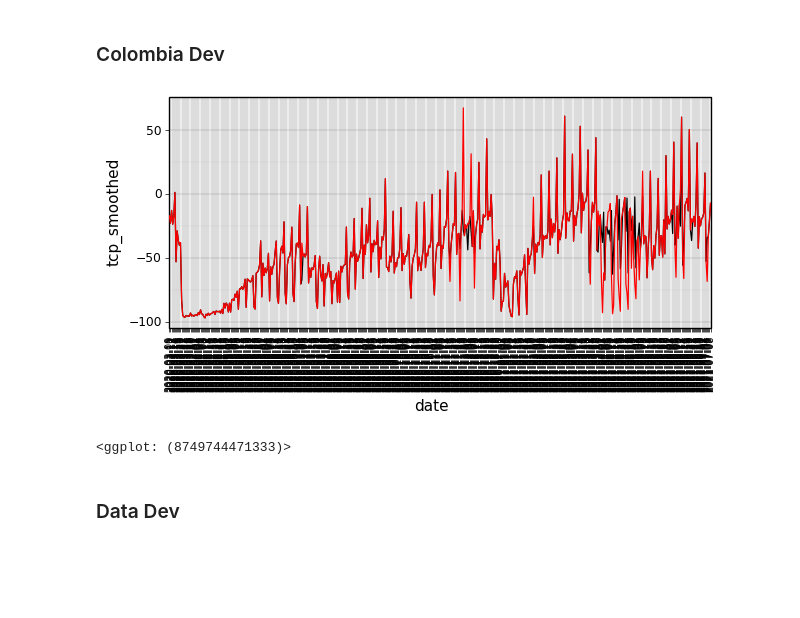
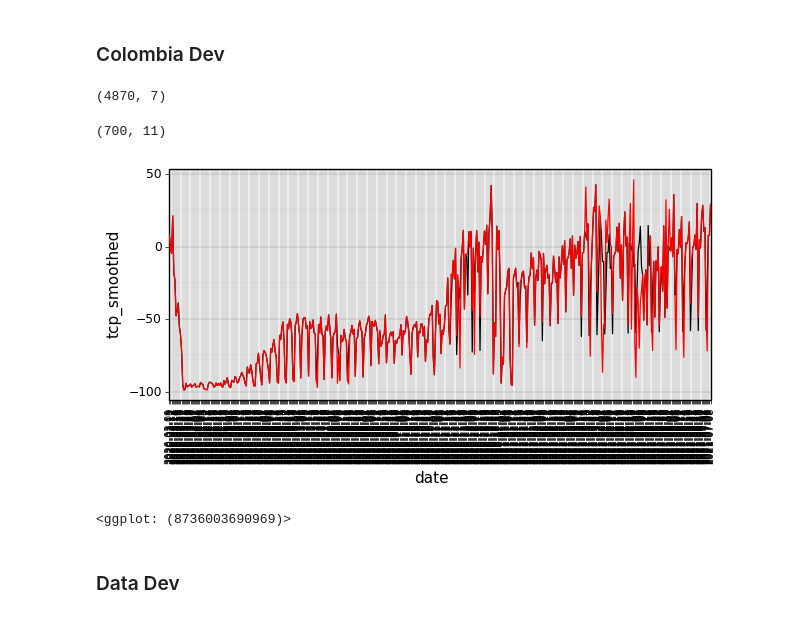
Before and after one commit to EL-BID/IDB-IDB-Invest-Coronavirus-Impact-Dashboard, a Jupyter notebook: notebooks/smooth_ts-toydashboard_data.ipynb, the cells around one changed output. Drawn from its saved outputs; the diff is of its cells as text; code cells hidden in the pictures; blank space fills up the shorter version.

```diff
--- a/notebooks/smooth_ts-toydashboard_data.ipynb
+++ b/notebooks/smooth_ts-toydashboard_data.ipynb
@@ -567,9 +567,12 @@ gg
 df_dev_daily = pd.read_csv(f"/home/soniame/shared/spd-sdv-omitnik-waze/corona/cleaning/daily/daily_daily_index_dev_max_ls20-{dev_version}.csv")
 df_daily = df_dev_daily.loc[df_dev_daily.region_slug.isin(['country_colombia', 'bogota', 'barranquilla',
                                                   'cali', 'cartagena', 'cucuta', 'medellin',
-                                                  'santamarta']),
+                                                  'santamarta', 'bucaramanga', 'pereira']),
           ['date', 'region_slug', 'tci_observed', 'tcp_observed',
            'expected_2020', 'tci_smooth', 'tcp_smooth']] \
         .rename(columns = {'tci_smooth':'tci_smoothed',
                            'tcp_smooth':'tcp_smoothed'})
+df_daily.shape
+# %% [output]
+(4870, 7)
 # %%
@@ -578,9 +582,12 @@ df_daily.to_csv("/home/soniame/shared/spd-sdv-omitnik-waze/corona/outputs/daniel
 df_dev_weekly = pd.read_csv(f"/home/soniame/shared/spd-sdv-omitnik-waze/corona/cleaning/weekly/weekly_weekly_index_dev_max_ls20-{dev_version}.csv")
 df_weekly = df_dev_weekly.loc[df_dev_weekly.region_slug.isin(['country_colombia', 'bogota', 'barranquilla',
                                                   'cali', 'cartagena', 'cucuta', 'medellin',
-                                                  'santamarta']),
+                                                  'santamarta', 'bucaramanga', 'pereira']),
                             ['week', 'region_slug', 'year', 'date_min', 'date_max', 'days_num',
                              'tci_observed', 'tcp_observed', 'expected_2020', 'tci_clean', 'tcp_clean']] \
         .rename(columns = {'tci_clean':'tci_smoothed',
                            'tcp_clean':'tcp_smoothed'})
+df_weekly.shape
+# %% [output]
+(700, 11)
 # %%
@@ -588,13 +596,13 @@ df_weekly.to_csv("/home/soniame/shared/spd-sdv-omitnik-waze/corona/outputs/danie
 # %%
 #df_daily.loc[df_daily.region_slug.isin(['country_colombia'])]
 # %%
-df_pl = df_daily.loc[df_daily.region_slug.isin(['bogota'])]
+df_pl = df_daily.loc[df_daily.region_slug.isin(['bucaramanga'])]
 (p9.ggplot(df_pl, p9.aes(x = 'date', y='tcp_smoothed', group = 'region_slug'))
  + p9.geom_line()
  + p9.geom_line(p9.aes( y='tcp_observed'), color = 'red')
  + p9.theme(figure_size=(7, 3),
             axis_text_x=p9.element_text(size = 7, angle = 90)) )
 # %% [output]
-[figure, old version]
+[figure, new version]
-<ggplot: (8749744471333)>
+<ggplot: (8736003690969)>
 # %%
```
Also changed, not shown: parts of 21 cells of this notebook.
